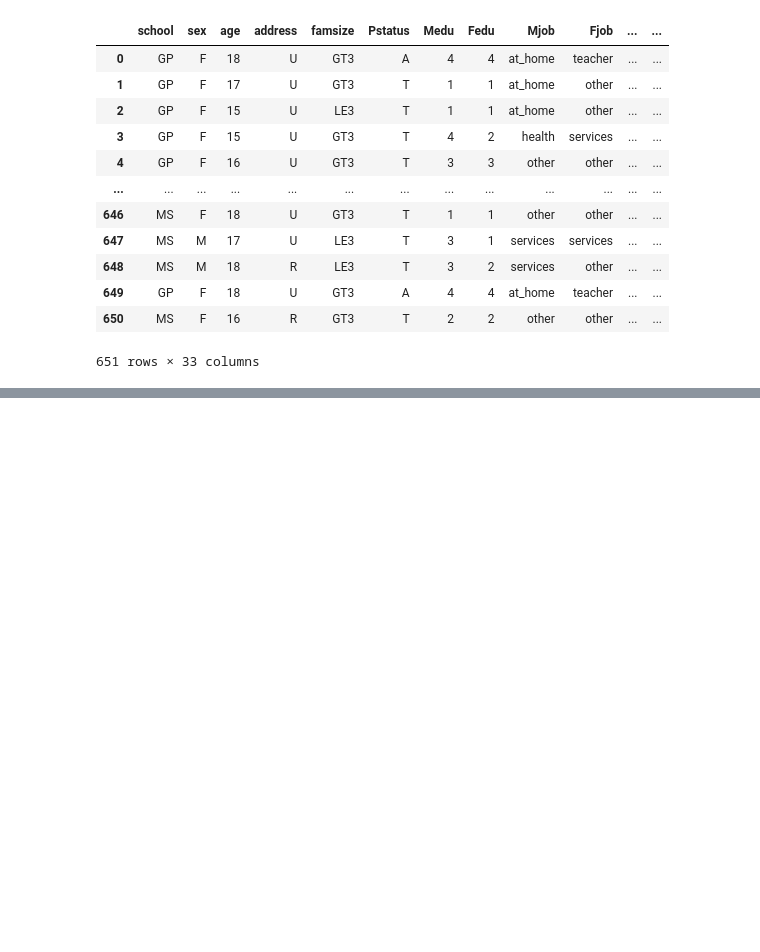
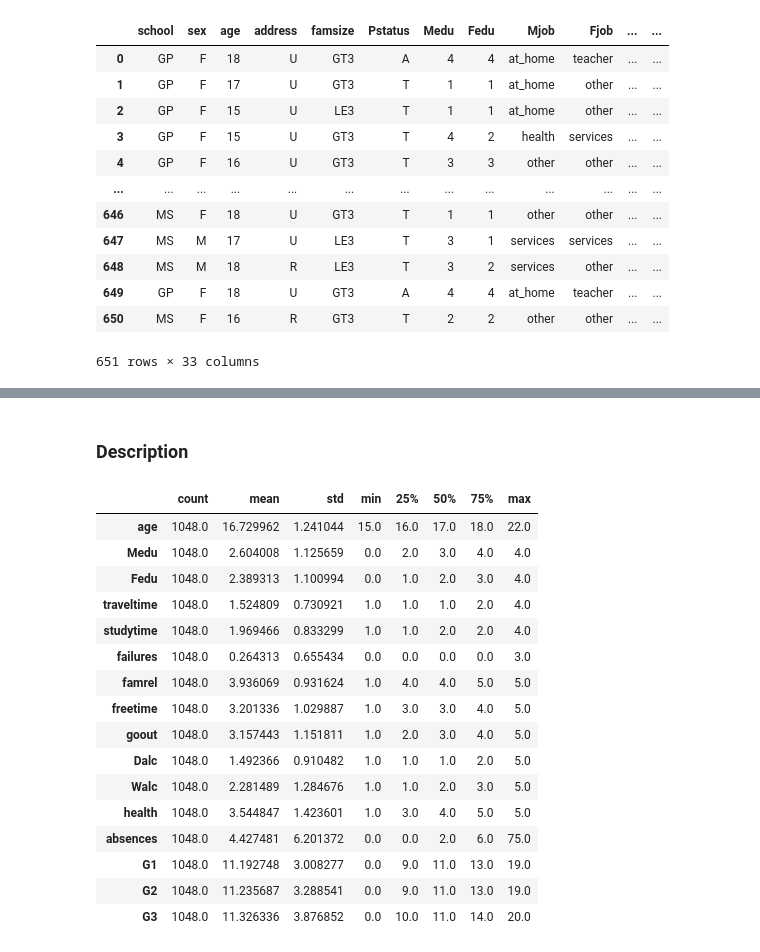
Before and after one commit to ubco-W2022T1-cosc301/project-group05, a Jupyter notebook: notebooks/analysis2.ipynb, the cells around one changed output, grey strips where cells are left out. Saved outputs shown, nothing was run; the diff lists cells and outputs as text; code cells hidden in the pictures; blank space fills up the shorter version.

```diff
--- a/notebooks/analysis2.ipynb
+++ b/notebooks/analysis2.ipynb
@@ -100,0 +200,23 @@ dtype: int64
+# %% [markdown]
+### Description
+# %%
+#Describe our data
+df.describe().T
+# %% [output]
+|  | count | mean | std | min | 25% | 50% | 75% | max |
+| age | 1048.0 | 16.729962 | 1.241044 | 15.0 | 16.0 | 17.0 | 18.0 | 22.0 |
+| Medu | 1048.0 | 2.604008 | 1.125659 | 0.0 | 2.0 | 3.0 | 4.0 | 4.0 |
+| Fedu | 1048.0 | 2.389313 | 1.100994 | 0.0 | 1.0 | 2.0 | 3.0 | 4.0 |
+| traveltime | 1048.0 | 1.524809 | 0.730921 | 1.0 | 1.0 | 1.0 | 2.0 | 4.0 |
+| studytime | 1048.0 | 1.969466 | 0.833299 | 1.0 | 1.0 | 2.0 | 2.0 | 4.0 |
+| failures | 1048.0 | 0.264313 | 0.655434 | 0.0 | 0.0 | 0.0 | 0.0 | 3.0 |
+| famrel | 1048.0 | 3.936069 | 0.931624 | 1.0 | 4.0 | 4.0 | 5.0 | 5.0 |
+| freetime | 1048.0 | 3.201336 | 1.029887 | 1.0 | 3.0 | 3.0 | 4.0 | 5.0 |
+| goout | 1048.0 | 3.157443 | 1.151811 | 1.0 | 2.0 | 3.0 | 4.0 | 5.0 |
+| Dalc | 1048.0 | 1.492366 | 0.910482 | 1.0 | 1.0 | 1.0 | 2.0 | 5.0 |
+| Walc | 1048.0 | 2.281489 | 1.284676 | 1.0 | 1.0 | 2.0 | 3.0 | 5.0 |
+| health | 1048.0 | 3.544847 | 1.423601 | 1.0 | 3.0 | 4.0 | 5.0 | 5.0 |
+| absences | 1048.0 | 4.427481 | 6.201372 | 0.0 | 0.0 | 2.0 | 6.0 | 75.0 |
+| G1 | 1048.0 | 11.192748 | 3.008277 | 0.0 | 9.0 | 11.0 | 13.0 | 19.0 |
+| G2 | 1048.0 | 11.235687 | 3.288541 | 0.0 | 9.0 | 11.0 | 13.0 | 19.0 |
+| G3 | 1048.0 | 11.326336 | 3.876852 | 0.0 | 10.0 | 11.0 | 14.0 | 20.0 |
```
Also changed, not shown: parts of 33 cells of this notebook.
